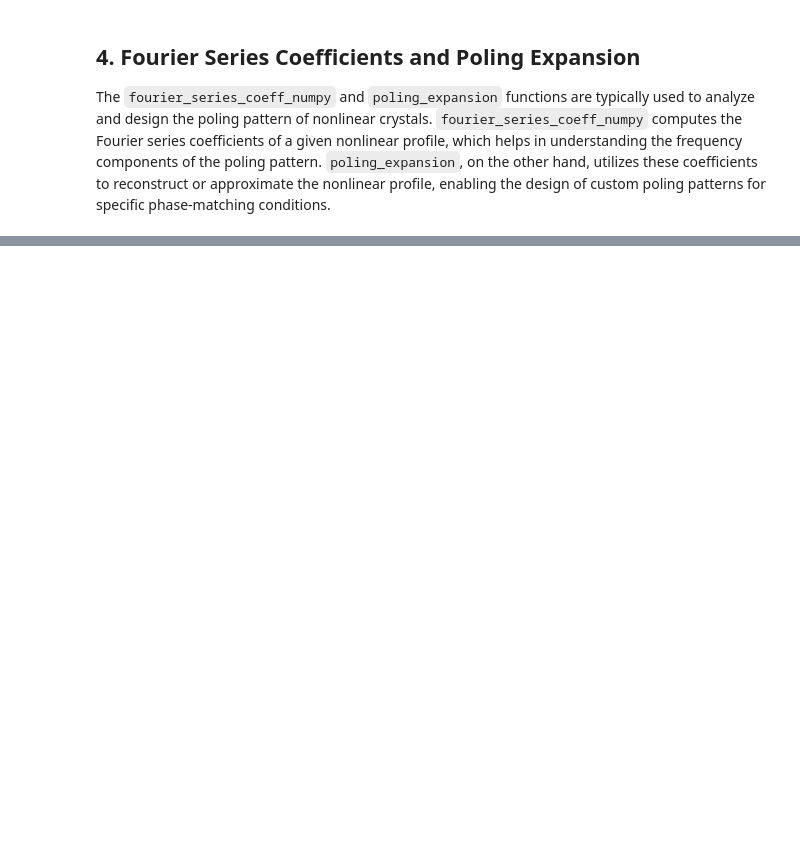
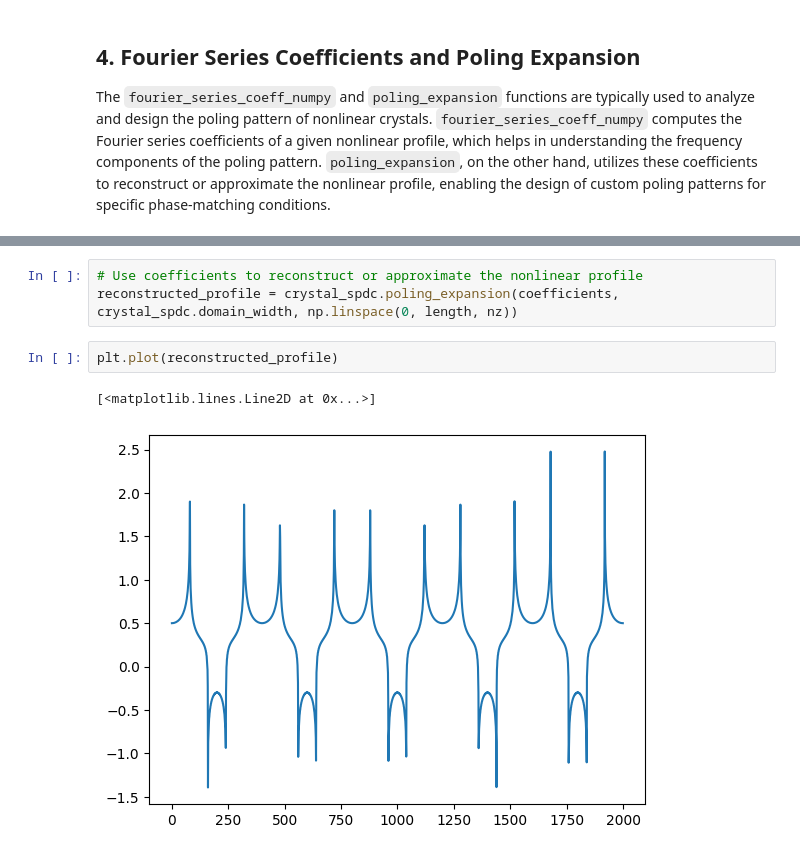
Before and after one commit to colinDietrich/ParaTune, a Jupyter notebook: example_crystal.ipynb, the cells around one changed output, grey strips where cells are left out. Saved outputs shown, nothing was run; the diff lists cells and outputs as text; blank space fills up the shorter version.

```diff
--- a/example_crystal.ipynb
+++ b/example_crystal.ipynb
@@ -195,0 +251,8 @@ KeyboardInterrupt:
+# %%
+# Use coefficients to reconstruct or approximate the nonlinear profile
+reconstructed_profile = crystal_spdc.poling_expansion(coefficients, crystal_spdc.domain_width, np.linspace(0, length, nz))
+# %%
+plt.plot(reconstructed_profile)
+# %% [output]
+[<matplotlib.lines.Line2D at 0x...>]
+[figure, added]
```
Also changed, not shown: parts of 8 cells of this notebook, 4 other files.
